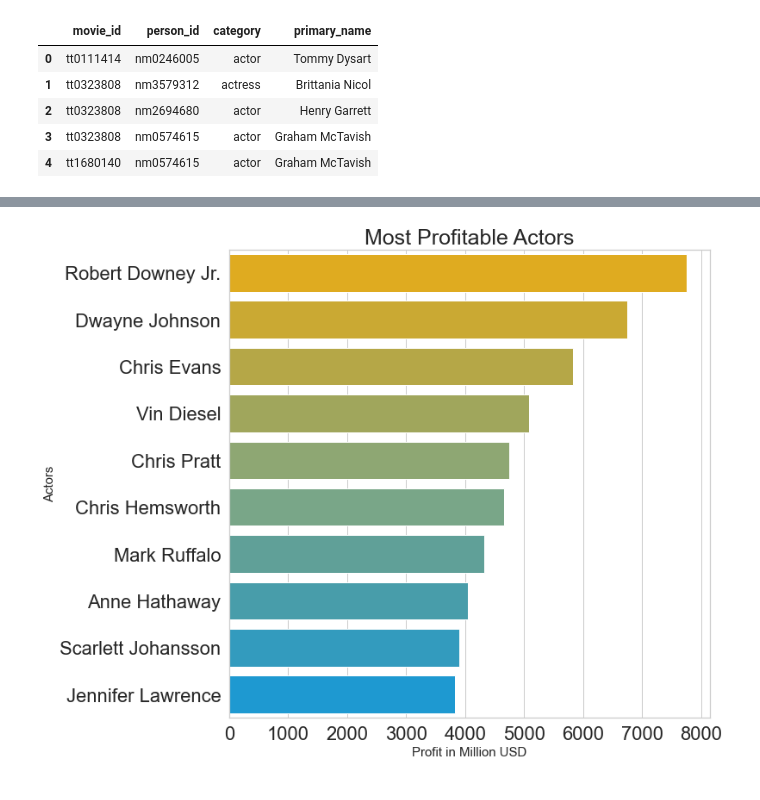
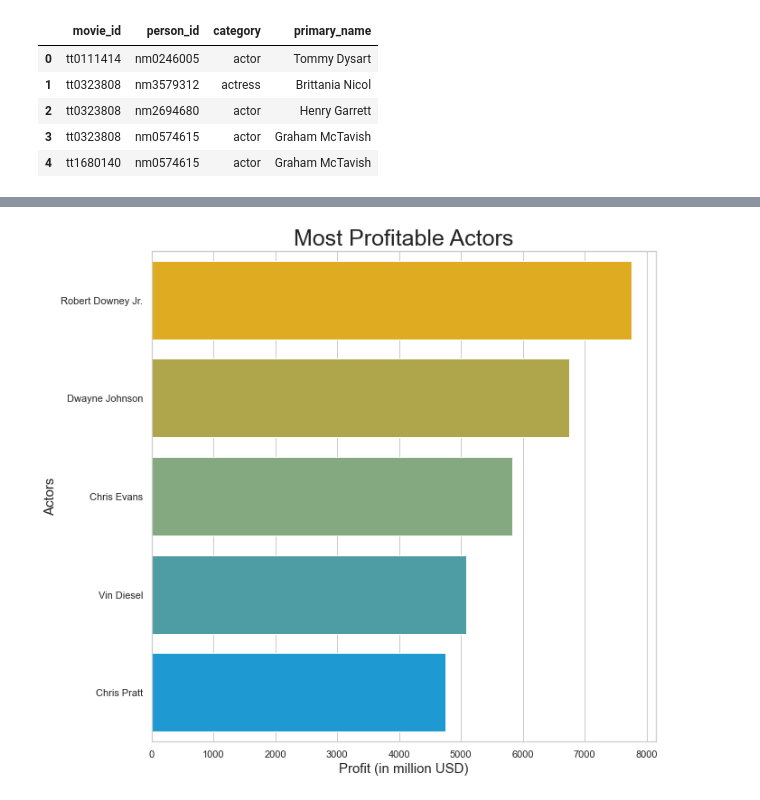
Before and after one commit to AlbaneCM/MicrosoftMovieAnalysis, a Jupyter notebook: microsoft-movie-analysis.ipynb, the cells around one changed output, grey strips where cells are left out. Drawn from its saved outputs; the diff is of its cells as text; code cells hidden in the pictures.

```diff
--- a/microsoft-movie-analysis.ipynb
+++ b/microsoft-movie-analysis.ipynb
@@ -833,13 +829,13 @@ top_10_genres
 # Displaying sum of profit by genres
 fig1, ax1 = plt.subplots(figsize=(15, 10))
 
-sns.set(style="whitegrid", color_codes=True, font_scale=2)
+sns.set(style="whitegrid", color_codes=True, font_scale=1.9)
 
-sns.barplot(data=top_10_genres, x="main_genre", y="worldwide_profit", palette="blend:#00A4EF,#7FBA00")
+sns.barplot(data=top_5_genres, x="main_genre", y="worldwide_profit", palette="blend:#00A4EF,#7FBA00")
 
-ax1.set_title("Top 10 Profit Generating Genres", fontsize=25)
-ax1.set_xlabel("Primary Genre", fontsize=15)
-ax1.set_ylabel("Profit (in million USD)", fontsize=15)
+ax1.set_title("Top 5 Profit Generating Genres", fontsize=18)
+ax1.set_xlabel("Primary Genre", fontsize=18)
+ax1.set_ylabel("Profit (in million USD)", fontsize=18)
 
 plt.savefig("images/profit_genres.png")
 # %% [output]
@@ -885,0 +904,22 @@ profit_and_ratings[["worldwide_profit", "runtime_minutes"]].corr(method="pearson
+# %%
+# Displaying average of profit by actors
+fig, ax = plt.subplots(figsize=(10, 10))
+
+
+# Creating profit and budget color palettes
+budget_color = ["#00A4EF", "#00A4EF", "#00A4EF"]
+
+# microsoft = ["#00A4EF", "#7FBA00", "#FFB900","#F25022"]
+
+sns.set(style="whitegrid")
+
+ax = sns.barplot(data=median_budget_profit, x="main_genre", y="production_budget", palette=budget_color)
+
+
+ax.set_title("Median Budget by Genre", fontsize=25)
+ax.set_xlabel("Genre", fontsize=15)
+ax.set_ylabel("Budget in Million USD", fontsize=15)
+
+plt.savefig("images/median_budget.png")
+
+plt.show()
@@ -1017,4 +1069,4 @@ top_profit_movies_actors.head()
 | 3 | 410600000 | 241063875 | 1045663875 | Pirates of the Caribbean: On Stra... | 635.063875 | 2011 | ... |
 | 4 | 330600000 | 459005868 | 1403013963 | Avengers: Age of Ultron | 1072.413963 | 2015 | ... |
 # %%
-top_10_actors_profit = top_profit_movies_actors.groupby(["primary_name"])[["worldwide_gross", "worldwide_profit"]].sum().sort_values("worldwide_profit", ascending=False).reset_index()[:10]
+top_5_actors_profit = top_profit_movies_actors.groupby(["primary_name"])[["worldwide_gross", "worldwide_profit"]].sum().sort_values("worldwide_profit", ascending=False).reset_index()[:5]
@@ -1035,19 +1082,19 @@ top_10_actors_profit
 # %%
 # Displaying sum of profit by actors
 fig2, ax2 = plt.subplots(figsize=(10, 10))
 
 sns.set(style="whitegrid", color_codes=True)
 
-sns.barplot(data=top_10_actors_profit, x="worldwide_profit", y="primary_name", palette="blend:#FFB900,#00A4EF", orient="h")
+sns.barplot(data=top_5_actors_profit, x="worldwide_profit", y="primary_name", palette="blend:#FFB900,#00A4EF", orient="h")
 
 ax2.set_title("Most Profitable Actors", fontsize=25)
-ax2.set_xlabel("Profit in Million USD", fontsize=15)
+ax2.set_xlabel("Profit (in million USD)", fontsize=15)
 ax2.set_ylabel("Actors", fontsize=15)
 
 
 
 plt.savefig("images/profit_actors.png")
 
 plt.show()
 # %% [output]
-[figure, old version]
+[figure, new version]
```
Also changed, not shown: parts of 32 cells of this notebook, 6 other files.
